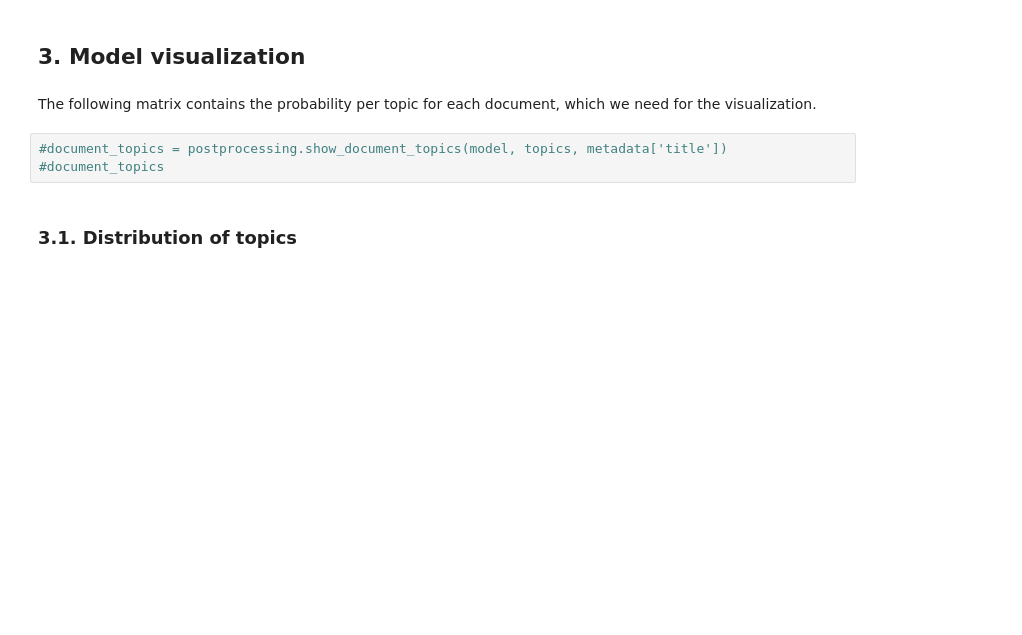
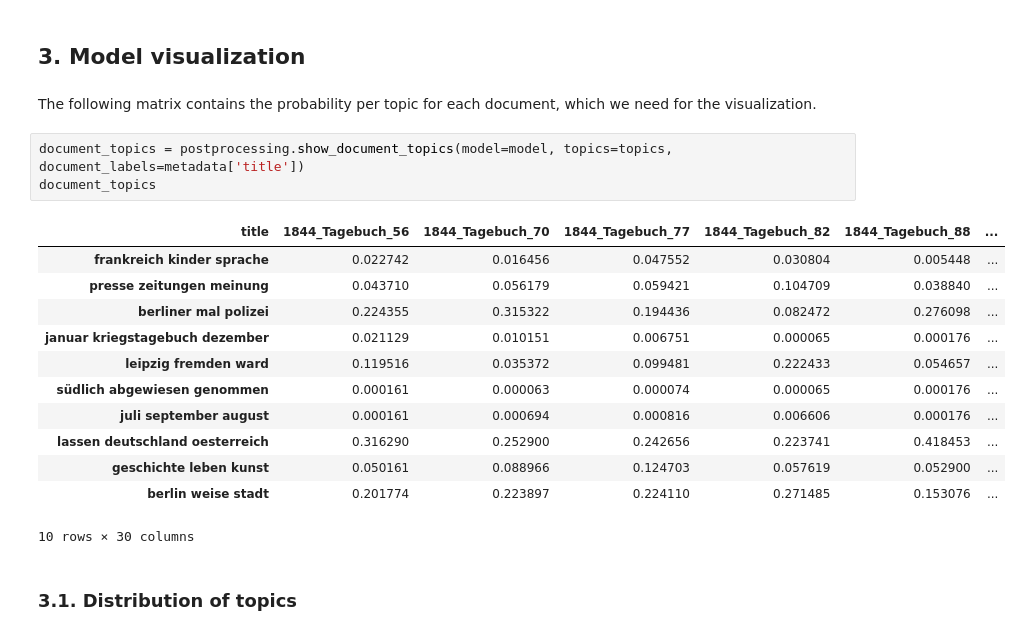
Before and after one commit to pielstroem/Topics, a Jupyter notebook: IntroducingLda.ipynb, the cells around one changed output. Cells and saved outputs as stored; diff of their text form; blank space fills up the shorter version.

```diff
--- a/IntroducingLda.ipynb
+++ b/IntroducingLda.ipynb
@@ -289,8 +303,21 @@ The generated model object can now be translated into a human-readable document-
 # %% [markdown]
 The following matrix contains the probability per topic for each document, which we need for the visualization.
 # %%
-#document_topics = postprocessing.show_document_topics(model, topics, metadata['title'])
-#document_topics
+document_topics = postprocessing.show_document_topics(model=model, topics=topics, document_labels=metadata['title'])
+document_topics
+# %% [output]
+| title | 1844_Tagebuch_56 | 1844_Tagebuch_70 | 1844_Tagebuch_77 | 1844_Tagebuch_82 | 1844_Tagebuch_88 | ... |
+| frankreich kinder sprache | 0.022742 | 0.016456 | 0.047552 | 0.030804 | 0.005448 | ... |
+| presse zeitungen meinung | 0.043710 | 0.056179 | 0.059421 | 0.104709 | 0.038840 | ... |
+| berliner mal polizei | 0.224355 | 0.315322 | 0.194436 | 0.082472 | 0.276098 | ... |
+| januar kriegstagebuch dezember | 0.021129 | 0.010151 | 0.006751 | 0.000065 | 0.000176 | ... |
+| leipzig fremden ward | 0.119516 | 0.035372 | 0.099481 | 0.222433 | 0.054657 | ... |
+| südlich abgewiesen genommen | 0.000161 | 0.000063 | 0.000074 | 0.000065 | 0.000176 | ... |
+| juli september august | 0.000161 | 0.000694 | 0.000816 | 0.006606 | 0.000176 | ... |
+| lassen deutschland oesterreich | 0.316290 | 0.252900 | 0.242656 | 0.223741 | 0.418453 | ... |
+| geschichte leben kunst | 0.050161 | 0.088966 | 0.124703 | 0.057619 | 0.052900 | ... |
+| berlin weise stadt | 0.201774 | 0.223897 | 0.224110 | 0.271485 | 0.153076 | ... |
+10 rows × 30 columns
 # %% [markdown]
 ### 3.1. Distribution of topics
 # %% [markdown]
```
Also changed, not shown: parts of 6 cells of this notebook.
